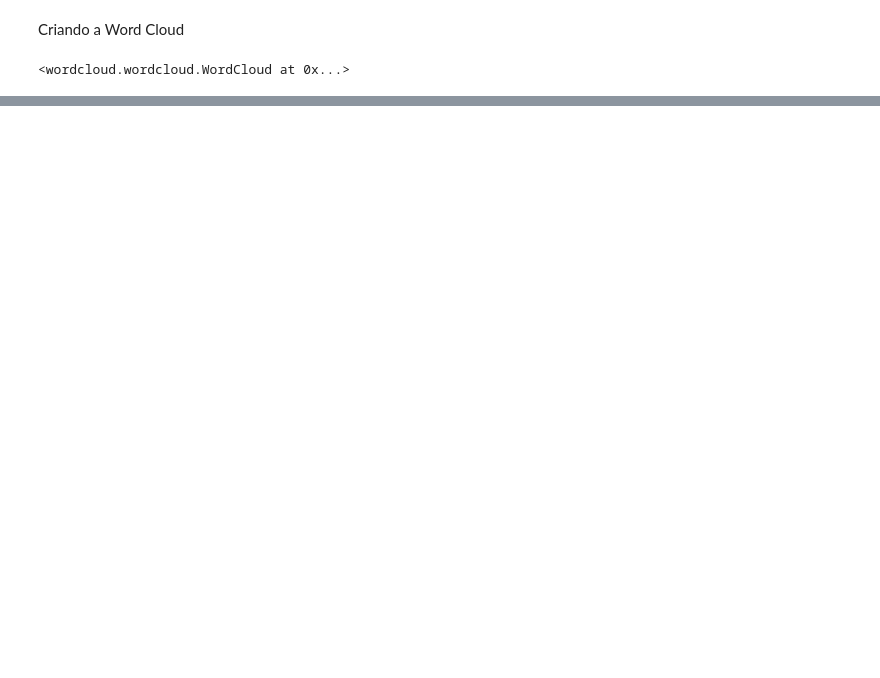
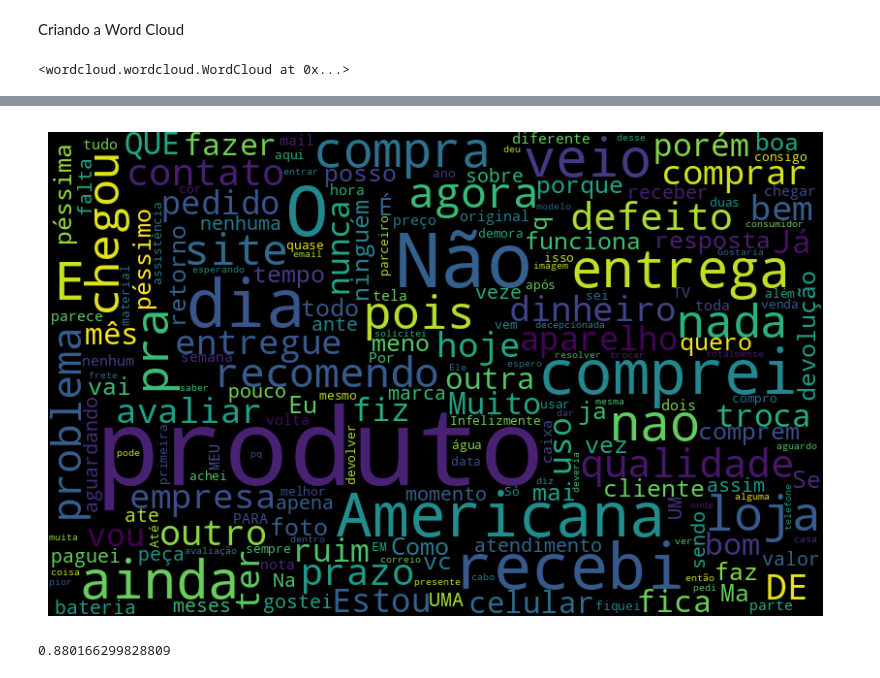
Before and after one commit to Nathtaba/Classificador_Sentimentos_ML, a Jupyter notebook: ClassificadorSentimentos_Avaliacoes.ipynb, the cells around one changed output, grey strips where cells are left out. Saved outputs shown, nothing was run; the diff lists cells and outputs as text; code cells hidden in the pictures; blank space fills up the shorter version.

```diff
--- a/ClassificadorSentimentos_Avaliacoes.ipynb
+++ b/ClassificadorSentimentos_Avaliacoes.ipynb
@@ -152,0 +316,8 @@ word_cloud_pos(avaliacoes, "review_text")
+# %%
+word_cloud_neg(avaliacoes, "texto_sem_stopwords_e_pontuacao")
+# %% [output]
+[figure, added]
+# %%
+print(treinar_modelo(avaliacoes, "texto_sem_stopwords_e_pontuacao", "polarity"))
+# %% [output]
+0.880166299828809
```
Also changed, not shown: parts of 26 cells of this notebook.
